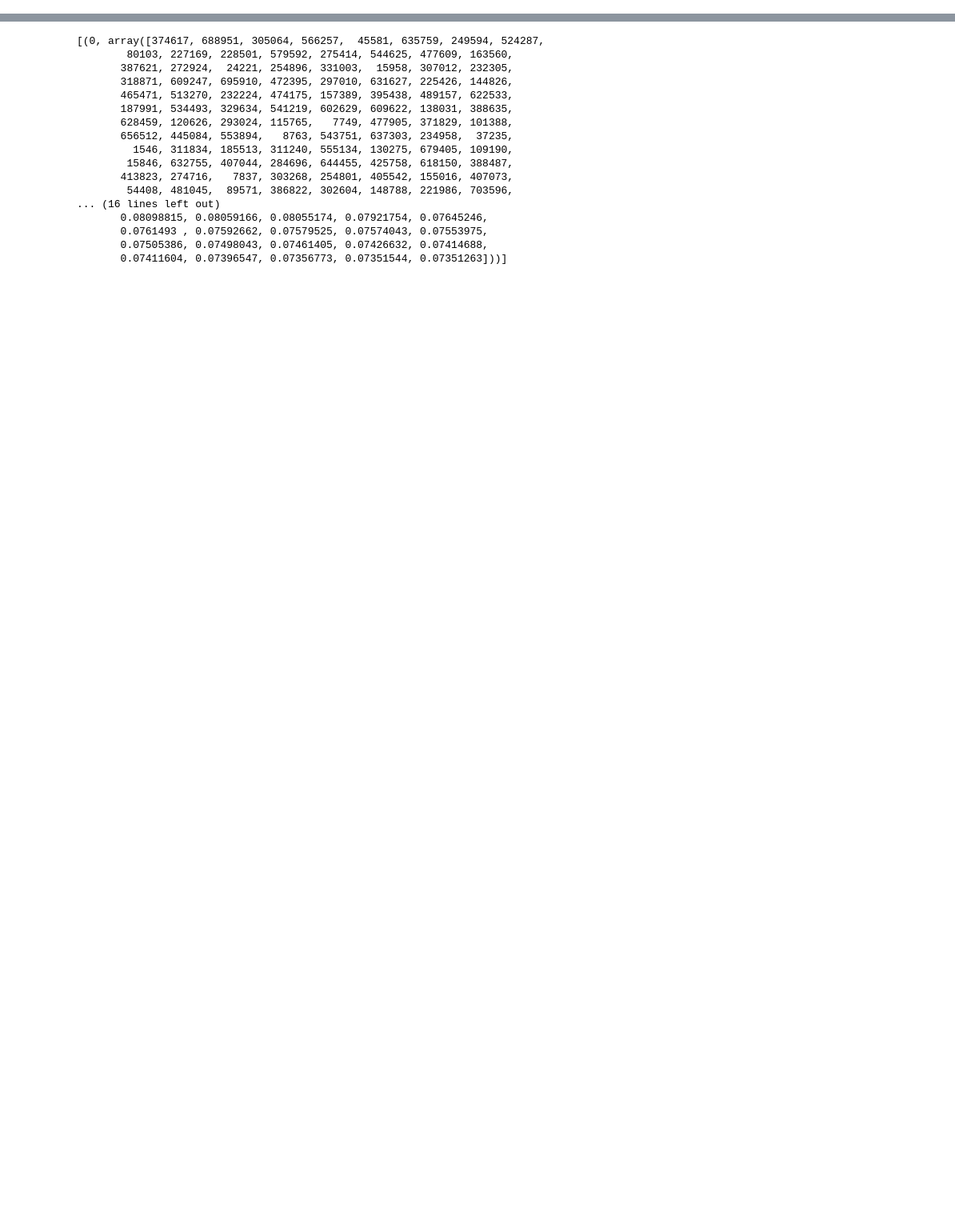
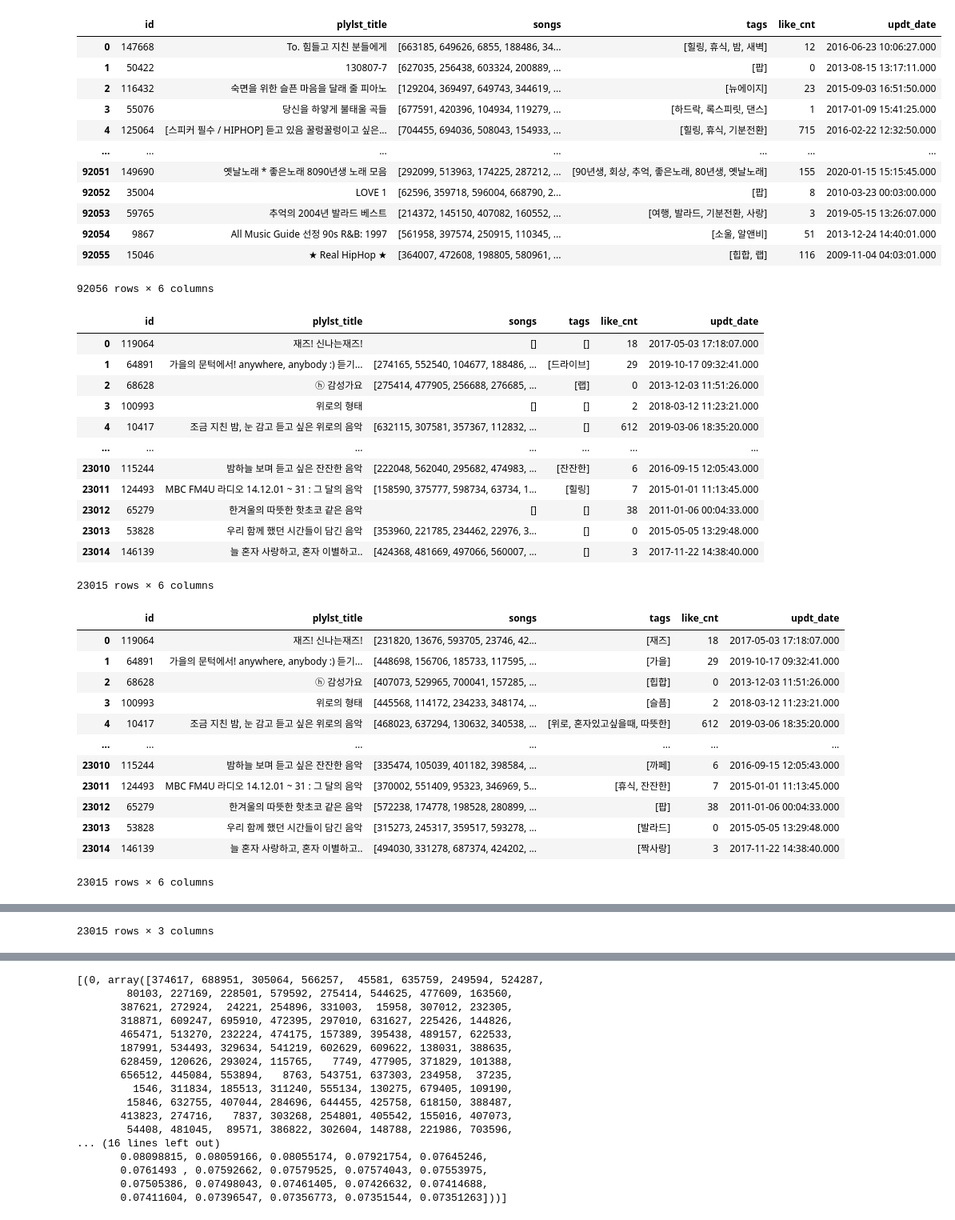
Before and after one commit to jehunyoo/Melon-Playlist-Continuation, a Jupyter notebook: KNN.ipynb, the cells around one changed output, grey strips where cells are left out. Shown: that part at 80% size. Cells and saved outputs as stored; diff of their text form; code cells hidden in the pictures; blank space fills up the shorter version.

```diff
--- a/KNN.ipynb
+++ b/KNN.ipynb
@@ -17,0 +68,46 @@ Wall time: 11.7 s
+# %%
+train80 = pd.read_json("arena_data/orig/train.json")[["id", "plylst_title", "songs", "tags", "like_cnt", "updt_date"]]
+val20q = pd.read_json("arena_data/questions/val.json")[["id", "plylst_title", "songs", "tags", "like_cnt", "updt_date"]]
+val20a = pd.read_json("arena_data/answers/val.json")[["id", "plylst_title", "songs", "tags", "like_cnt", "updt_date"]]
+result_example = pd.read_json("arena_data/results/results_1.json")
+display(train80, val20q, val20a, result_example)
+# %% [output]
+|  | id | plylst_title | songs | tags | like_cnt | updt_date |
+| 0 | 147668 | To. 힘들고 지친 분들에게 | [663185, 649626, 6855, 188486, 34... | [힐링, 휴식, 밤, 새벽] | 12 | 2016-06-23 10:06:27.000 |
+| 1 | 50422 | 130807-7 | [627035, 256438, 603324, 200889, ... | [팝] | 0 | 2013-08-15 13:17:11.000 |
+| 2 | 116432 | 숙면을 위한 슬픈 마음을 달래 줄 피아노 | [129204, 369497, 649743, 344619, ... | [뉴에이지] | 23 | 2015-09-03 16:51:50.000 |
+| 3 | 55076 | 당신을 하얗게 불태울 곡들 | [677591, 420396, 104934, 119279, ... | [하드락, 록스피릿, 댄스] | 1 | 2017-01-09 15:41:25.000 |
+| 4 | 125064 | [스피커 필수 / HIPHOP] 듣고 있음 꿀렁꿀렁이고 싶은... | [704455, 694036, 508043, 154933, ... | [힐링, 휴식, 기분전환] | 715 | 2016-02-22 12:32:50.000 |
+| ... | ... | ... | ... | ... | ... | ... |
+| 92051 | 149690 | 옛날노래 * 좋은노래 8090년생 노래 모음 | [292099, 513963, 174225, 287212, ... | [90년생, 회상, 추억, 좋은노래, 80년생, 옛날노래] | 155 | 2020-01-15 15:15:45.000 |
+| 92052 | 35004 | LOVE 1 | [62596, 359718, 596004, 668790, 2... | [팝] | 8 | 2010-03-23 00:03:00.000 |
+| 92053 | 59765 | 추억의 2004년 발라드 베스트 | [214372, 145150, 407082, 160552, ... | [여행, 발라드, 기분전환, 사랑] | 3 | 2019-05-15 13:26:07.000 |
+| 92054 | 9867 | All Music Guide 선정 90s R&B: 1997 | [561958, 397574, 250915, 110345, ... | [소울, 알앤비] | 51 | 2013-12-24 14:40:01.000 |
+| 92055 | 15046 | ★ Real HipHop ★ | [364007, 472608, 198805, 580961, ... | [힙합, 랩] | 116 | 2009-11-04 04:03:01.000 |
+92056 rows × 6 columns
+|  | id | plylst_title | songs | tags | like_cnt | updt_date |
+| 0 | 119064 | 재즈! 신나는재즈! | [] | [] | 18 | 2017-05-03 17:18:07.000 |
+| 1 | 64891 | 가을의 문턱에서! anywhere, anybody :) 듣기... | [274165, 552540, 104677, 188486, ... | [드라이브] | 29 | 2019-10-17 09:32:41.000 |
+| 2 | 68628 | ⓗ 감성가요 | [275414, 477905, 256688, 276685, ... | [랩] | 0 | 2013-12-03 11:51:26.000 |
+| 3 | 100993 | 위로의 형태 | [] | [] | 2 | 2018-03-12 11:23:21.000 |
+| 4 | 10417 | 조금 지친 밤, 눈 감고 듣고 싶은 위로의 음악 | [632115, 307581, 357367, 112832, ... | [] | 612 | 2019-03-06 18:35:20.000 |
+| ... | ... | ... | ... | ... | ... | ... |
+| 23010 | 115244 | 밤하늘 보며 듣고 싶은 잔잔한 음악 | [222048, 562040, 295682, 474983, ... | [잔잔한] | 6 | 2016-09-15 12:05:43.000 |
+| 23011 | 124493 | MBC FM4U 라디오 14.12.01 ~ 31 : 그 달의 음악 | [158590, 375777, 598734, 63734, 1... | [힐링] | 7 | 2015-01-01 11:13:45.000 |
+| 23012 | 65279 | 한겨울의 따뜻한 핫초코 같은 음악 | [] | [] | 38 | 2011-01-06 00:04:33.000 |
+| 23013 | 53828 | 우리 함께 했던 시간들이 담긴 음악 | [353960, 221785, 234462, 22976, 3... | [] | 0 | 2015-05-05 13:29:48.000 |
+| 23014 | 146139 | 늘 혼자 사랑하고, 혼자 이별하고.. | [424368, 481669, 497066, 560007, ... | [] | 3 | 2017-11-22 14:38:40.000 |
+23015 rows × 6 columns
+|  | id | plylst_title | songs | tags | like_cnt | updt_date |
+| 0 | 119064 | 재즈! 신나는재즈! | [231820, 13676, 593705, 23746, 42... | [재즈] | 18 | 2017-05-03 17:18:07.000 |
+| 1 | 64891 | 가을의 문턱에서! anywhere, anybody :) 듣기... | [448698, 156706, 185733, 117595, ... | [가을] | 29 | 2019-10-17 09:32:41.000 |
+| 2 | 68628 | ⓗ 감성가요 | [407073, 529965, 700041, 157285, ... | [힙합] | 0 | 2013-12-03 11:51:26.000 |
+| 3 | 100993 | 위로의 형태 | [445568, 114172, 234233, 348174, ... | [슬픔] | 2 | 2018-03-12 11:23:21.000 |
+| 4 | 10417 | 조금 지친 밤, 눈 감고 듣고 싶은 위로의 음악 | [468023, 637294, 130632, 340538, ... | [위로, 혼자있고싶을때, 따뜻한] | 612 | 2019-03-06 18:35:20.000 |
+| ... | ... | ... | ... | ... | ... | ... |
+| 23010 | 115244 | 밤하늘 보며 듣고 싶은 잔잔한 음악 | [335474, 105039, 401182, 398584, ... | [까페] | 6 | 2016-09-15 12:05:43.000 |
+| 23011 | 124493 | MBC FM4U 라디오 14.12.01 ~ 31 : 그 달의 음악 | [370002, 551409, 95323, 346969, 5... | [휴식, 잔잔한] | 7 | 2015-01-01 11:13:45.000 |
+| 23012 | 65279 | 한겨울의 따뜻한 핫초코 같은 음악 | [572238, 174778, 198528, 280899, ... | [팝] | 38 | 2011-01-06 00:04:33.000 |
+| 23013 | 53828 | 우리 함께 했던 시간들이 담긴 음악 | [315273, 245317, 359517, 593278, ... | [발라드] | 0 | 2015-05-05 13:29:48.000 |
+| 23014 | 146139 | 늘 혼자 사랑하고, 혼자 이별하고.. | [494030, 331278, 687374, 424202, ... | [짝사랑] | 3 | 2017-11-22 14:38:40.000 |
+23015 rows × 6 columns
@@ -17,0 +126 @@ Wall time: 11.7 s
+23015 rows × 3 columns
```
Also changed, not shown: parts of 19 cells of this notebook.
